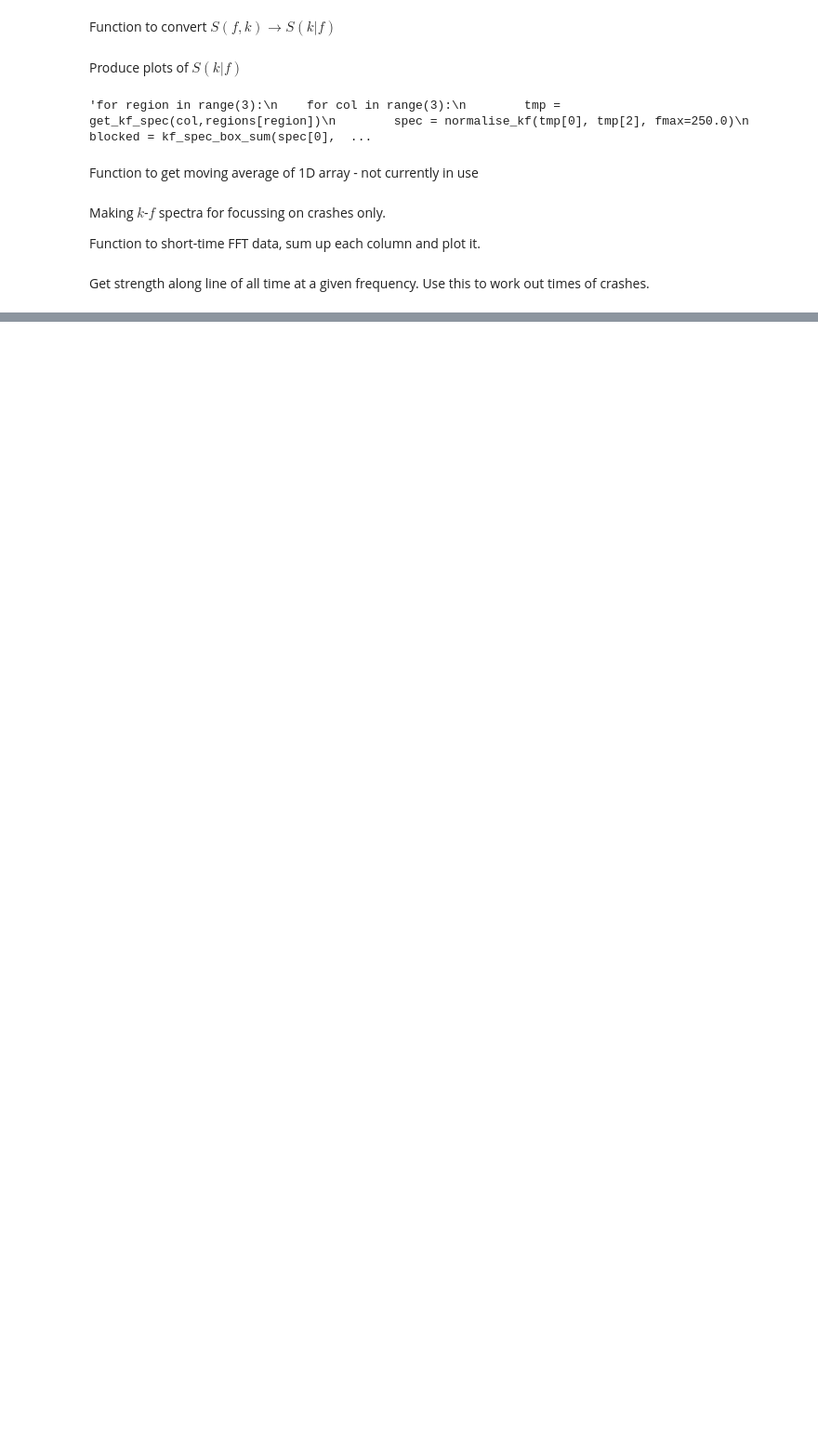
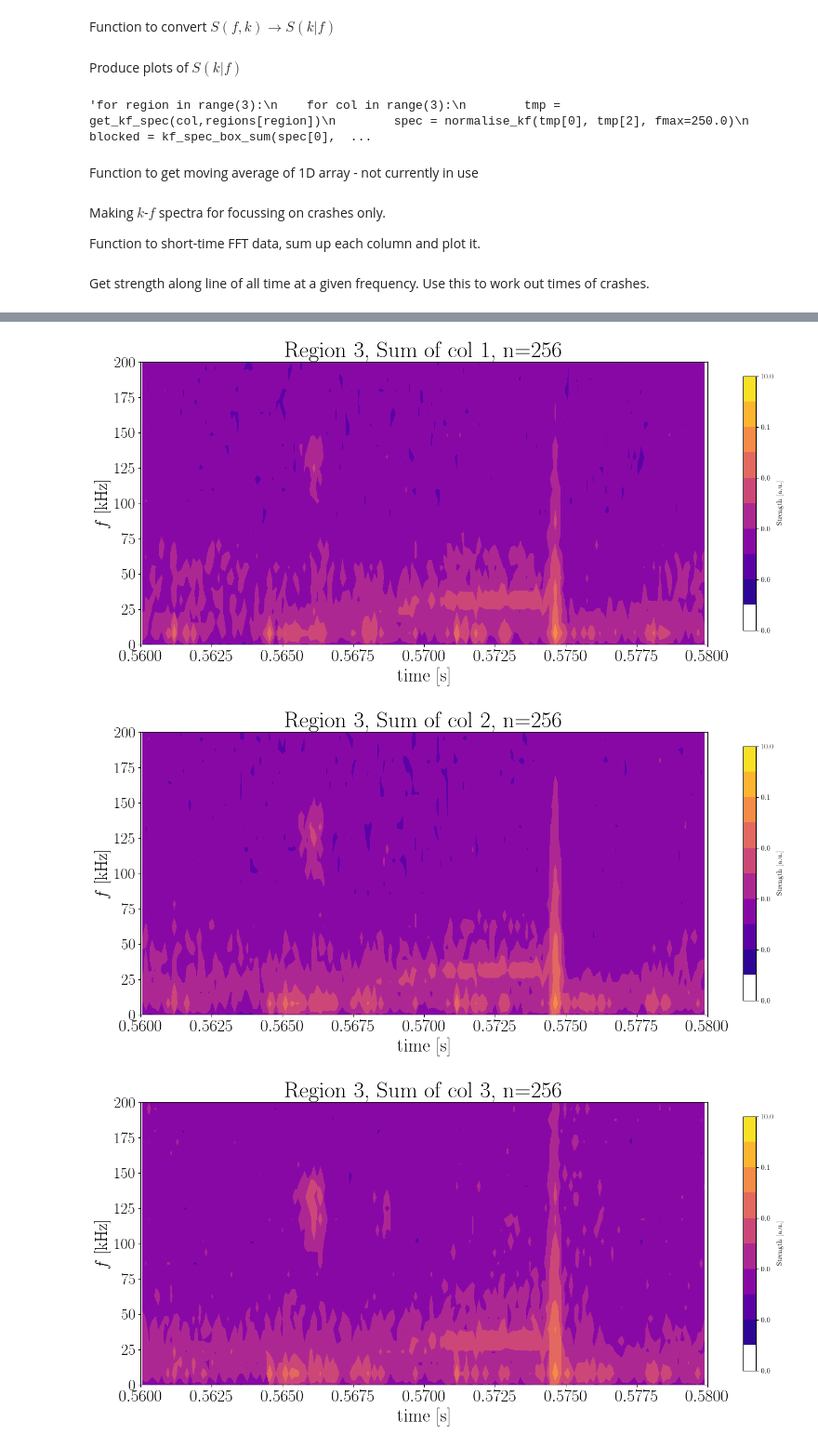
Before and after one commit to ajcaplan/Project_Work, a Jupyter notebook: BES_code_local/BES Vertical Analysis.ipynb, the cells around one changed output, grey strips where cells are left out. Shown: that part at 93% size. Cells and saved outputs as stored; diff of their text form; code cells hidden in the pictures; blank space fills up the shorter version.

```diff
--- a/BES_code_local/BES Vertical Analysis.ipynb
+++ b/BES_code_local/BES Vertical Analysis.ipynb
@@ -253,6 +253,7 @@ def sum_bes_fluct_spectrogram(bes_time, fluct_data, region, col, timeslice, n, f
 
     num_channels = len(channels)
     new_lim = int(14 * (2 ** (n - 7)))
+    new_lim = len(freq)-1
 
     summed_Sxx = np.asarray(Sxx[channels[0]][:new_lim,:])
     for ch in channels[1:]:
@@ -265,7 +266,7 @@ def sum_bes_fluct_spectrogram(bes_time, fluct_data, region, col, timeslice, n, f
             str(int(2 ** n)), fontsize=32)
 
         ct = axes.contourf(times + bes_time[idx1], 0.001 * freq[:new_lim],
-               summed_Sxx, 16, cmap=plt.get_cmap('plasma'), levels=[0,0.00000001,0.0000001,0.000001,0.00001,0.0001,0.001,0.01,0.1,1.0,10.0],
+               summed_Sxx, 16, cmap=plt.get_cmap('plasma'), levels=[10**(i/10) for i in range(-80,10,5)],
                 norm=(colors.LogNorm()))
 
         axes.set_ylim(freq_lims)
@@ -278,7 +279,7 @@ def sum_bes_fluct_spectrogram(bes_time, fluct_data, region, col, timeslice, n, f
         plt.tight_layout()
 
         if save==True:
-            plt.savefig("Plots/Spectrograms/Vertical/" +  datestamp() + "/stftt_colsum_reg" + str(region+1) + "_col_" + str(col+1) + ".png", format="png", bbox_inches="tight", dpi=300)
+            plt.savefig("Plots/Spectrograms/Vertical/" +  datestamp() + "/stftt_colsum_reg_" + str(region+1) + "_col_" + str(col+1) + ".png", format="png", bbox_inches="tight", dpi=300)
         else:
             plt.show()
         plt.close()
@@ -292,11 +293,12 @@ def get_spectrogram_line(freq, times, Sxx, f, plot=False):
     line = Sxx[fidx,:]
 
     significant = [] # indices of peaks
+    # Based on max of middle section to handle some errors
     for i in range(len(line)):
-        if line[i] > 0.2*np.max(line):
+        if line[i] > 0.4*np.max(line[len(line)*20//100:len(line)*80//100]):
             significant.append(i)
 
-    width = np.max(np.diff(significant))//20
+    width = np.max(np.diff(significant))//10
     slices = [] # Pairs of values, with each significant in the middle
 
     # If peak detected too close to end of region, remove last peak from consideration
@@ -322,8 +358,8 @@ def get_spectrogram_line(freq, times, Sxx, f, plot=False):
 # %%
 def fft_peak_only(region, col, timeslice, line, conditional=True, box_sum=None, plot=True, save=False):
     # Find times where lots of frequencies appear
-    stftt = sum_bes_fluct_spectrogram(bes_time, fluct_data, region, col, timeslice, 8, plot=True, save=False)
-    small_slices = get_spectrogram_line(stftt[0], stftt[1], stftt[2], line*1000, plot=True)
+    stftt = spectrogram_box_sum(bes_time, fluct_data, region, col, timeslice, n=8, plot=False, save=False)
+    small_slices = get_spectrogram_line(stftt[0], stftt[1], stftt[2], line*1000, plot=False)
 
     # FFT each spike and combine into one
     first_spike = get_kf_spec(col,small_slices[0])
@@ -348,10 +384,10 @@ def fft_peak_only(region, col, timeslice, line, conditional=True, box_sum=None,
 
     if plot:
         if conditional:
-            plot_kf_spec_vert_cond(region+1, col+1, f_arr, k_arr, peak_sum_kf_matrix, fmax=250.0, save=False)
+            plot_kf_spec_vert_cond(region+1, col+1, f_arr, k_arr, peak_sum_kf_matrix, fmax=250.0, save=save, fn="pm")
         else:
-            plot_kf_spec_vertical(region+1, col+1, f_arr, k_arr, peak_sum_kf_matrix, fmax=250.0, save=False)
+            plot_kf_spec_vertical(region+1, col+1, f_arr, k_arr, peak_sum_kf_matrix, fmax=250.0, save=save)
 # %%
 for region in range(3):
-    for col in range(2,3):
-        fft_peak_only(region, col, regions[region], 150.0, conditional=True, box_sum=2, plot=True, save=False)
+    for col in range(8):
+        fft_peak_only(region, col, regions[region], 150.0, conditional=True, box_sum=2, plot=True, save=True)
@@ -367,0 +394,8 @@ for region in range(3):
+# %%
+for col in range(8):
+    sum_bes_fluct_spectrogram(bes_time, fluct_data, 2, col, [0.56,0.58], 8, plot=True, save=False)
+print("")
+# %% [output]
+[figure, added]
+[figure, added]
+[figure, added]
```
Also changed, not shown: parts of 4 cells of this notebook, 1 other file.
